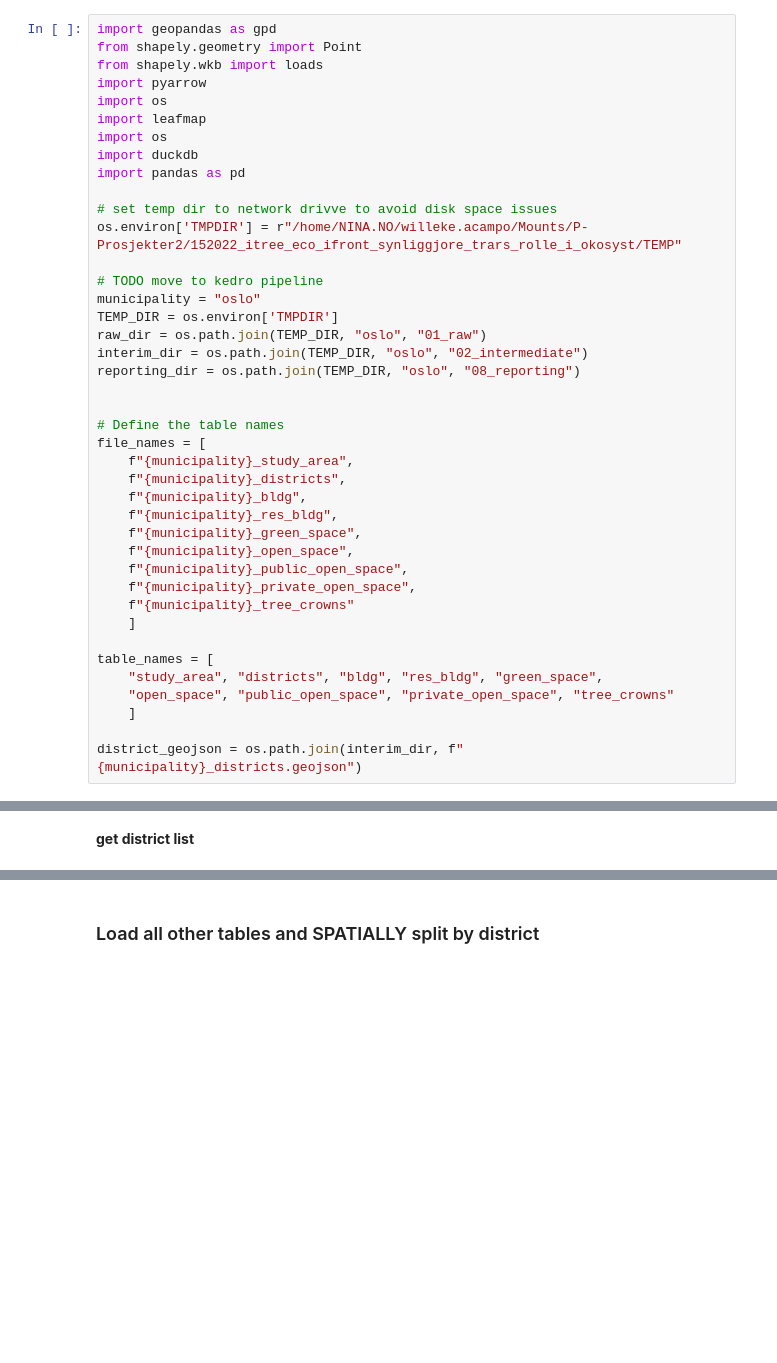
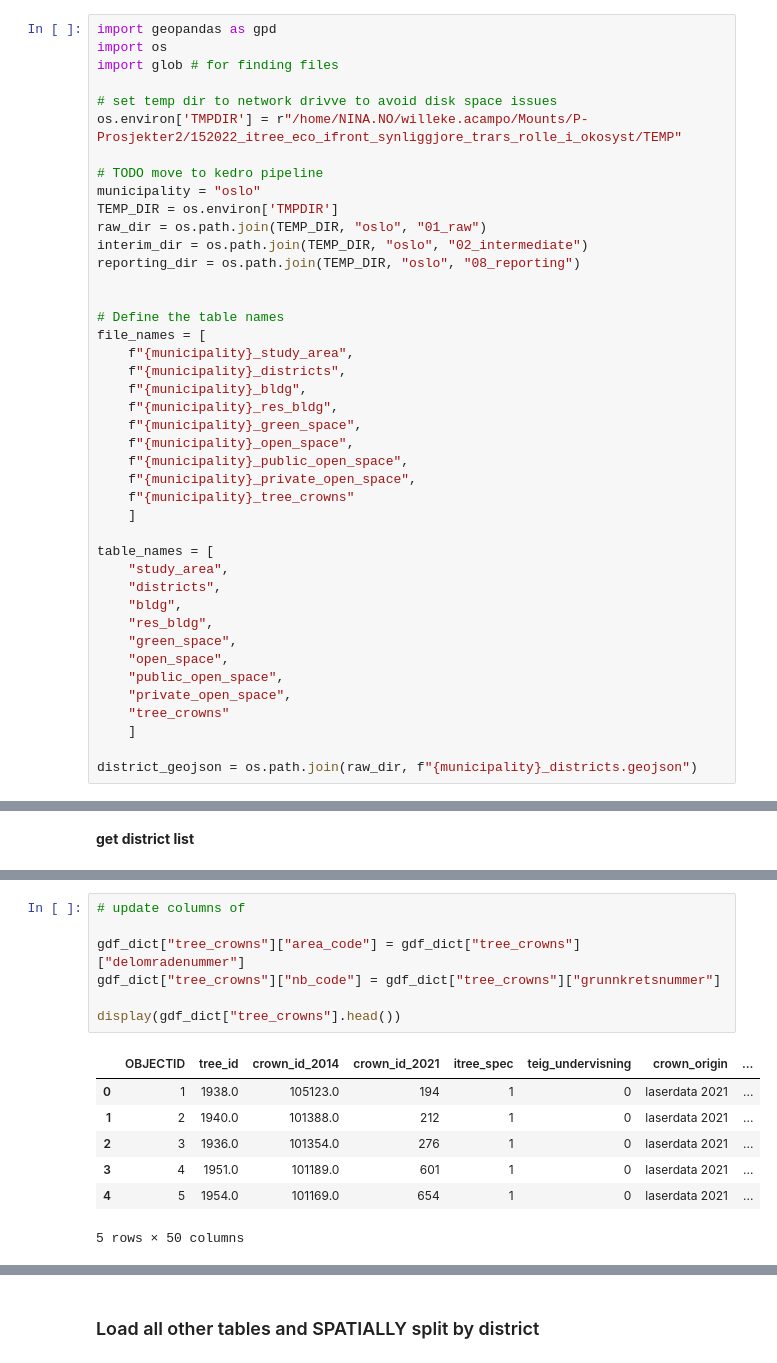
Before and after one commit to NINAnor/urban-climate, a Jupyter notebook: temp/tree_visibility/notebooks/04a_extract_oslo_districts.ipynb, the cells around one changed output, grey strips where cells are left out. Drawn from its saved outputs; the diff is of its cells as text; blank space fills up the shorter version.

Commit message:
add: latest working version fan by district

```diff
--- a/temp/tree_visibility/notebooks/04a_extract_oslo_districts.ipynb
+++ b/temp/tree_visibility/notebooks/04a_extract_oslo_districts.ipynb
@@ -12,14 +12,8 @@
 ### Setup
 # %%
 import geopandas as gpd
-from shapely.geometry import Point
-from shapely.wkb import loads
-import pyarrow
 import os
-import leafmap
-import os
-import duckdb
-import pandas as pd
+import glob # for finding files
 
 # set temp dir to network drivve to avoid disk space issues
 os.environ['TMPDIR'] = r"/home/NINA.NO/willeke.acampo/Mounts/P-Prosjekter2/152022_itree_eco_ifront_synliggjore_trars_rolle_i_okosyst/TEMP"
@@ -46,8 +40,15 @@ file_names = [
     ]
 
 table_names = [
-    "study_area", "districts", "bldg", "res_bldg", "green_space",
-    "open_space", "public_open_space", "private_open_space", "tree_crowns"
+    "study_area",
+    "districts",
+    "bldg",
+    "res_bldg",
+    "green_space",
+    "open_space",
+    "public_open_space",
+    "private_open_space",
+    "tree_crowns"
     ]
 
-district_geojson = os.path.join(interim_dir, f"{municipality}_districts.geojson")
+district_geojson = os.path.join(raw_dir, f"{municipality}_districts.geojson")
@@ -164,0 +199,15 @@ for file in os.listdir(interim_dir):
+# %%
+# update columns of
+
+gdf_dict["tree_crowns"]["area_code"] = gdf_dict["tree_crowns"]["delomradenummer"]
+gdf_dict["tree_crowns"]["nb_code"] = gdf_dict["tree_crowns"]["grunnkretsnummer"]
+
+display(gdf_dict["tree_crowns"].head())
+# %% [output]
+|  | OBJECTID | tree_id | crown_id_2014 | crown_id_2021 | itree_spec | teig_undervisning | crown_origin | ... |
+| 0 | 1 | 1938.0 | 105123.0 | 194 | 1 | 0 | laserdata 2021 | ... |
+| 1 | 2 | 1940.0 | 101388.0 | 212 | 1 | 0 | laserdata 2021 | ... |
+| 2 | 3 | 1936.0 | 101354.0 | 276 | 1 | 0 | laserdata 2021 | ... |
+| 3 | 4 | 1951.0 | 101189.0 | 601 | 1 | 0 | laserdata 2021 | ... |
+| 4 | 5 | 1954.0 | 101169.0 | 654 | 1 | 0 | laserdata 2021 | ... |
+5 rows × 50 columns
```
Also changed, not shown: parts of 15 cells of this notebook, 2 other files.
